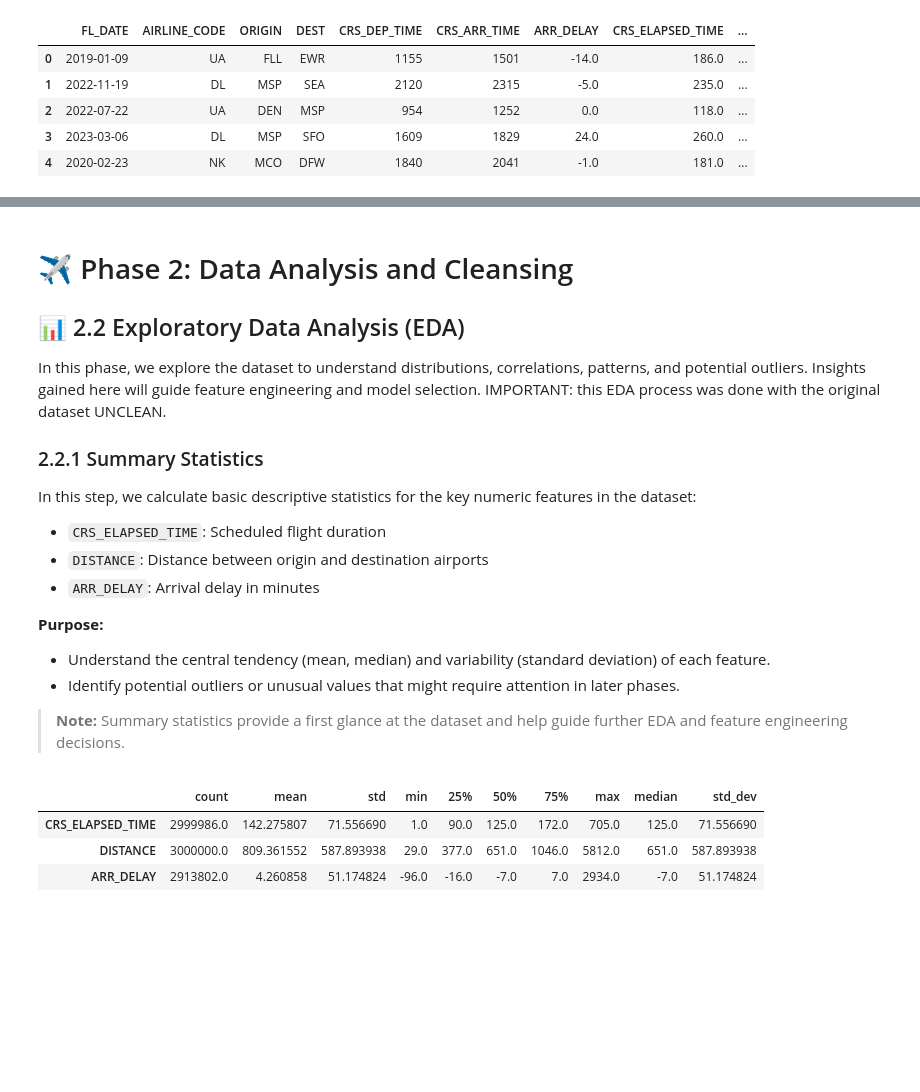
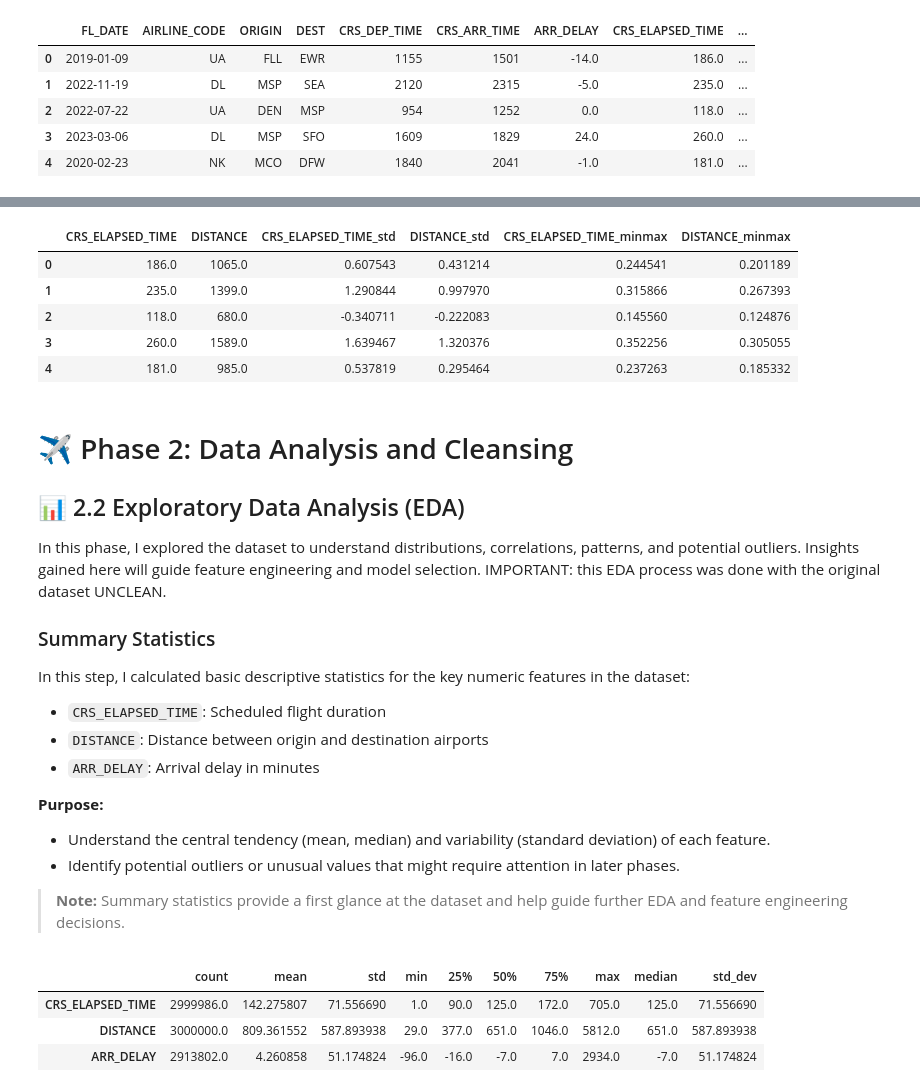
Before and after one commit to mica-1999/Data-Science, a Jupyter notebook: ProjectCodes/ProjetoCDJupyter.ipynb, the cells around one changed output, grey strips where cells are left out. Drawn from its saved outputs; the diff is of its cells as text; code cells hidden in the pictures; blank space fills up the shorter version.

Commit message:
. perfecting std, minmax

```diff
--- a/ProjectCodes/ProjetoCDJupyter.ipynb
+++ b/ProjectCodes/ProjetoCDJupyter.ipynb
@@ -190,7 +189,7 @@ We use the Interquartile Range (IQR) method to detect extreme values in numeric
 Outliers are replaced with the median of the column to reduce their impact on modeling while preserving the dataset size.
 # %%
 # Identify numeric columns to check for outliers
-numeric_cols_preproc = ['CRS_ELAPSED_TIME', 'DISTANCE']
+numeric_cols_preproc = ['CRS_ELAPSED_TIME']
 
 for col in numeric_cols_preproc:
     Q1 = df[col].quantile(0.25)
@@ -231,13 +242,40 @@ df_cleaned.head()
+# %%
+from sklearn.preprocessing import StandardScaler, MinMaxScaler
+
+# Numeric Cols (CRS_DEP_TIME & CRS_ARR_TIME not included)
+numeric_cols_pca = ['CRS_ELAPSED_TIME', 'DISTANCE']
+
+# Standardization
+df_std = pd.DataFrame(StandardScaler().fit_transform(df_cleaned[numeric_cols_pca]),
+                      columns=[f"{col}_std" for col in numeric_cols_pca])
+
+# Min-Max Normalization
+df_minmax = pd.DataFrame(MinMaxScaler().fit_transform(df_cleaned[numeric_cols_pca]),
+                         columns=[f"{col}_minmax" for col in numeric_cols_pca])
+
+# Combine with original dataset
+df = pd.concat([df_cleaned.reset_index(drop=True), df_std, df_minmax], axis=1)
+
+# Show first few rows of original + scaled columns
+display(df[['CRS_ELAPSED_TIME', 'DISTANCE', 'CRS_ELAPSED_TIME_std', 'DISTANCE_std',
+            'CRS_ELAPSED_TIME_minmax', 'DISTANCE_minmax']].head())
+# %% [output]
+|  | CRS_ELAPSED_TIME | DISTANCE | CRS_ELAPSED_TIME_std | DISTANCE_std | CRS_ELAPSED_TIME_minmax | DISTANCE_minmax |
+| 0 | 186.0 | 1065.0 | 0.607543 | 0.431214 | 0.244541 | 0.201189 |
+| 1 | 235.0 | 1399.0 | 1.290844 | 0.997970 | 0.315866 | 0.267393 |
+| 2 | 118.0 | 680.0 | -0.340711 | -0.222083 | 0.145560 | 0.124876 |
+| 3 | 260.0 | 1589.0 | 1.639467 | 1.320376 | 0.352256 | 0.305055 |
+| 4 | 181.0 | 985.0 | 0.537819 | 0.295464 | 0.237263 | 0.185332 |
 # %% [markdown]
 # ✈️ Phase 2: Data Analysis and Cleansing
 
 ## 📊 2.2 Exploratory Data Analysis (EDA)
 
-In this phase, we explore the dataset to understand distributions, correlations, patterns, and potential outliers. Insights gained here will guide feature engineering and model selection. IMPORTANT: this EDA process was done with the original dataset UNCLEAN.
+In this phase, I explored the dataset to understand distributions, correlations, patterns, and potential outliers. Insights gained here will guide feature engineering and model selection. IMPORTANT: this EDA process was done with the original dataset UNCLEAN.
 
-### 2.2.1 Summary Statistics
+### Summary Statistics
 
-In this step, we calculate basic descriptive statistics for the key numeric features in the dataset:
+In this step, I calculated basic descriptive statistics for the key numeric features in the dataset:
 
 - `CRS_ELAPSED_TIME`: Scheduled flight duration
 - `DISTANCE`: Distance between origin and destination airports
```
Also changed, not shown: parts of 13 cells of this notebook, 2 other files.
